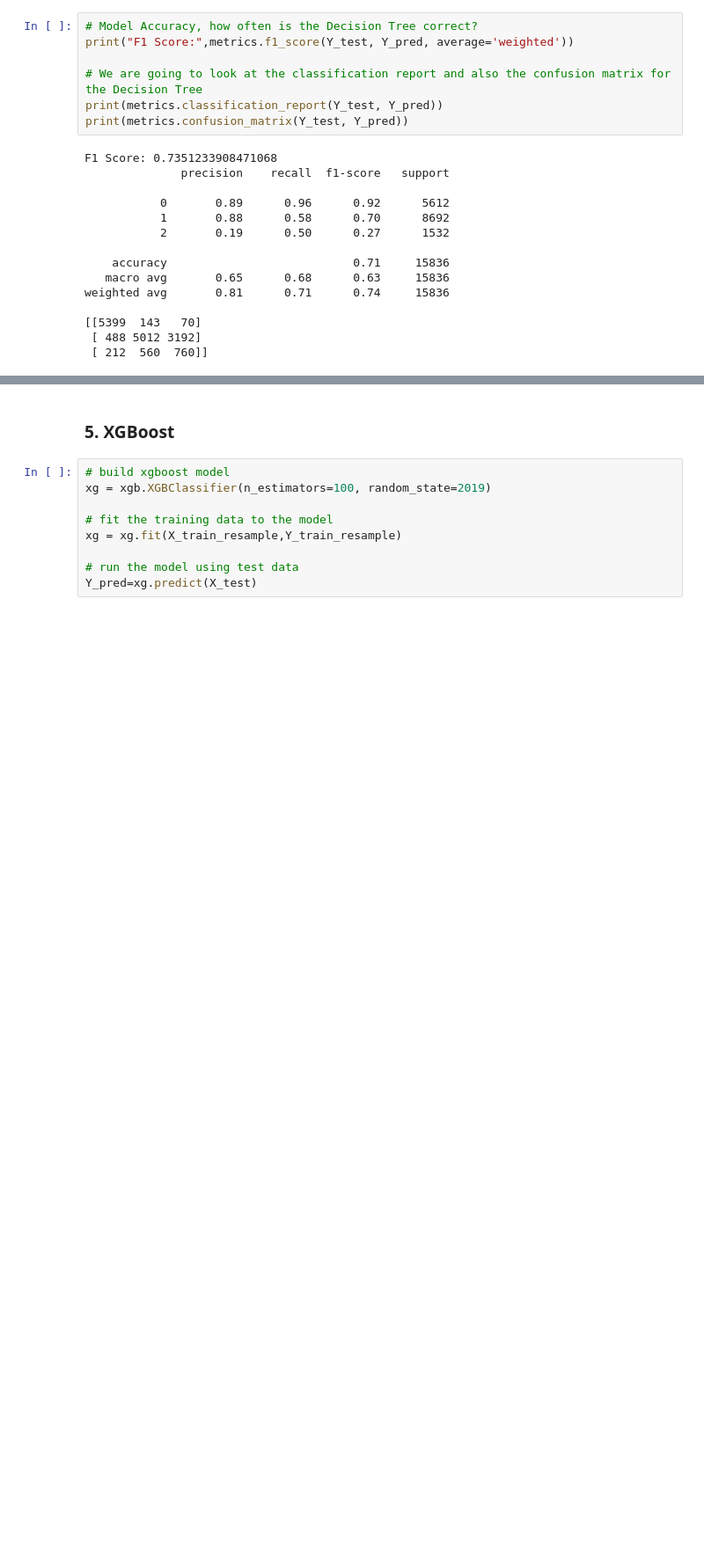
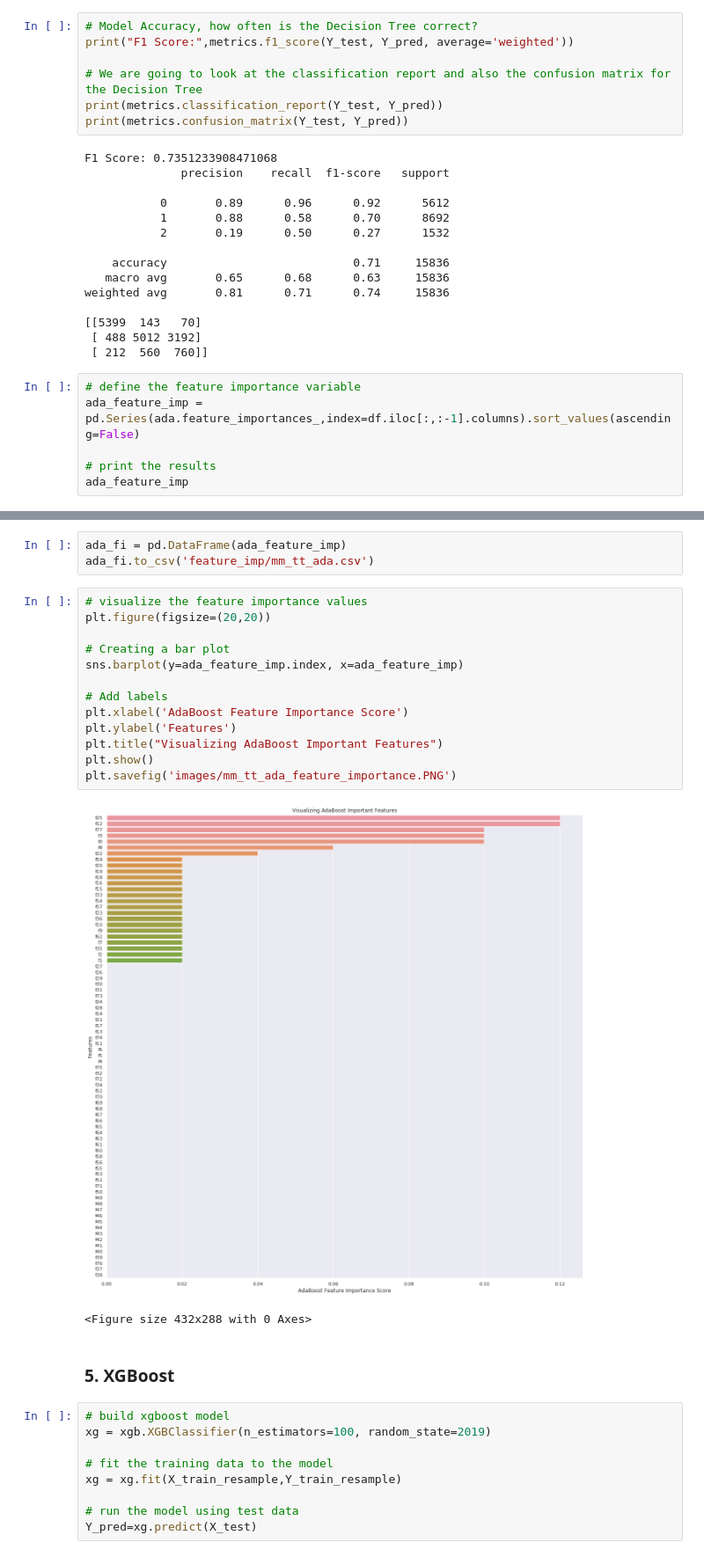
Before and after one commit to Kerry-Clarke/ba590_capstone, a Jupyter notebook: multiclass_modeling_tt.ipynb, the cells around one changed output, grey strips where cells are left out. Shown: that part at 88% size. Drawn from its saved outputs; the diff is of its cells as text; blank space fills up the shorter version.

Commit message:
updated modeling notebooks and added feature importance folder

```diff
--- a/multiclass_modeling_tt.ipynb
+++ b/multiclass_modeling_tt.ipynb
@@ -249,3 +252,9 @@ weighted avg       0.81      0.71      0.74     15836
 [[5399  143   70]
  [ 488 5012 3192]
  [ 212  560  760]]
+# %%
+# define the feature importance variable
+ada_feature_imp = pd.Series(ada.feature_importances_,index=df.iloc[:,:-1].columns).sort_values(ascending=False)
+
+# print the results
+ada_feature_imp
@@ -252,3 +279,22 @@ weighted avg       0.81      0.71      0.74     15836
+# %%
+ada_fi = pd.DataFrame(ada_feature_imp)
+ada_fi.to_csv('feature_imp/mm_tt_ada.csv')
+# %%
+# visualize the feature importance values
+plt.figure(figsize=(20,20))
+
+# Creating a bar plot
+sns.barplot(y=ada_feature_imp.index, x=ada_feature_imp)
+
+# Add labels
+plt.xlabel('AdaBoost Feature Importance Score')
+plt.ylabel('Features')
+plt.title("Visualizing AdaBoost Important Features")
+plt.show()
+plt.savefig('images/mm_tt_ada_feature_importance.PNG')
+# %% [output]
+[figure, added]
+<Figure size 432x288 with 0 Axes>
 # %% [markdown]
 ### 5. XGBoost
 # %%
```
Also changed, not shown: parts of 9 cells of this notebook, 19 other files.
